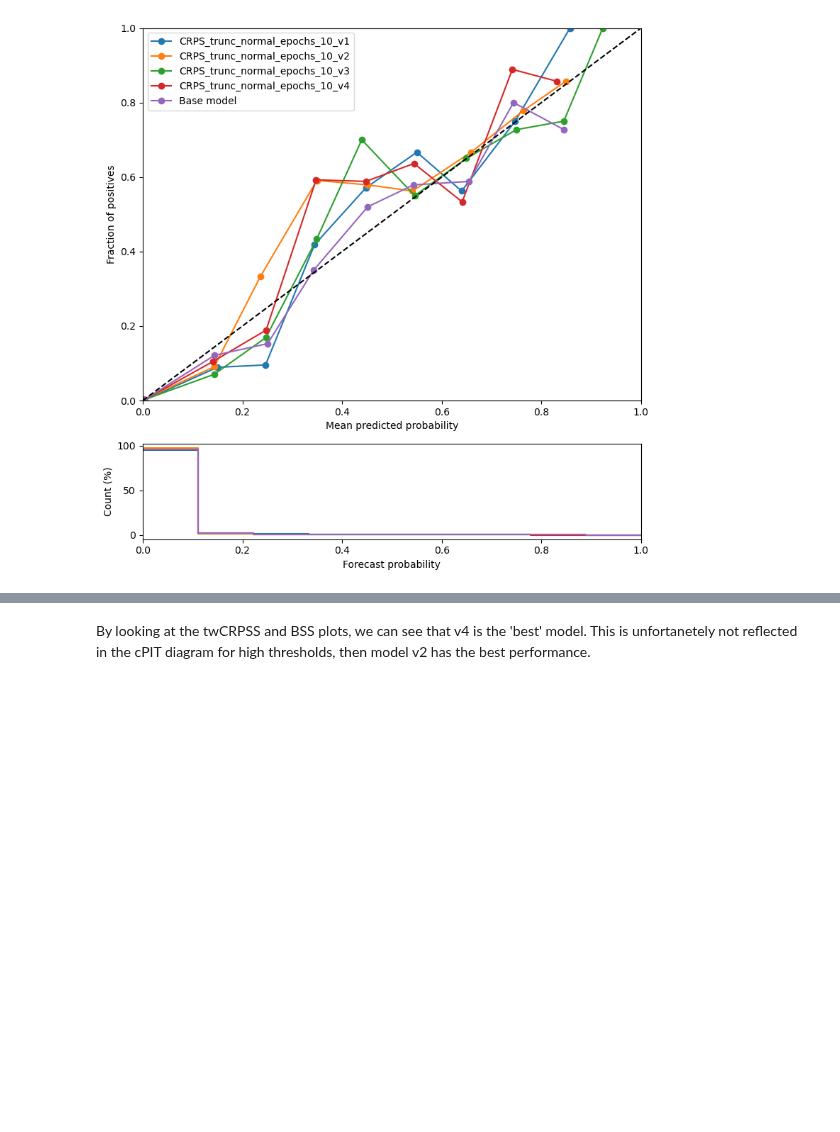
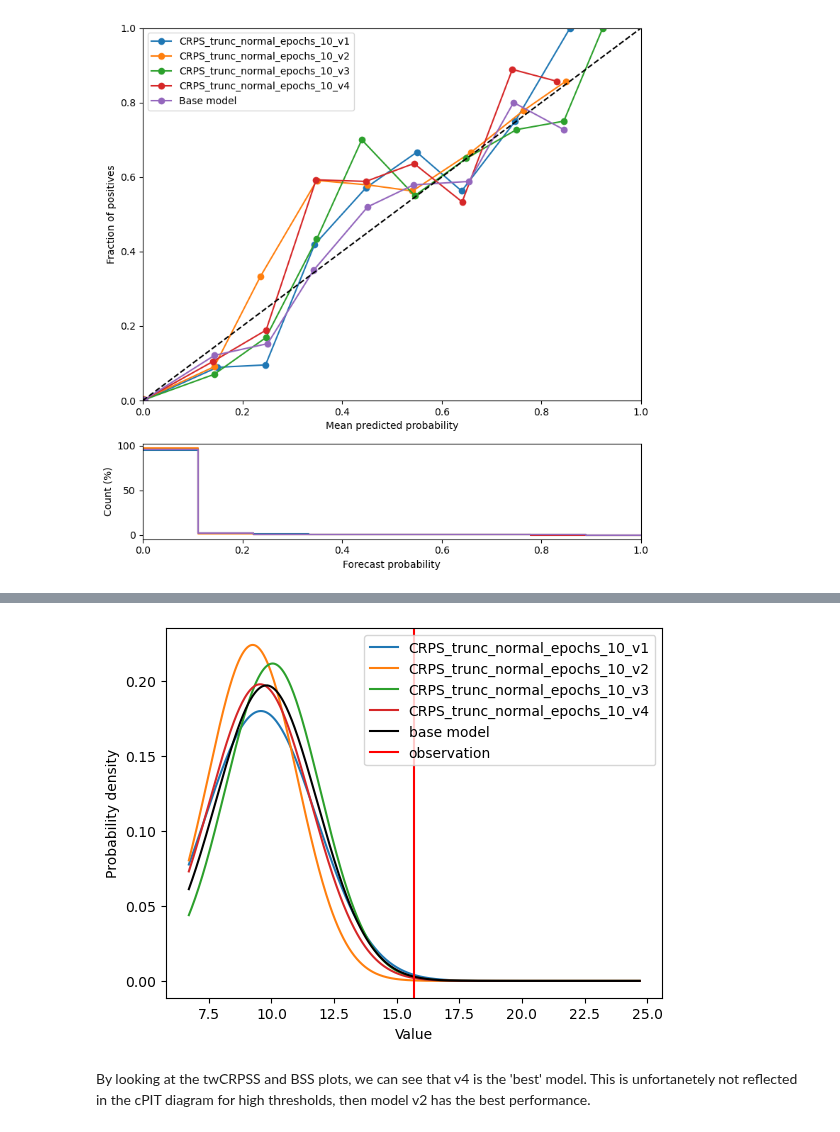
Before and after one commit to SimonHakvoort/thesiscode, a Jupyter notebook: src/nn_results/nn_results.ipynb, the cells around one changed output, grey strips where cells are left out. Saved outputs shown, nothing was run; the diff lists cells and outputs as text; code cells hidden in the pictures; blank space fills up the shorter version.

```diff
--- a/src/nn_results/nn_results.ipynb
+++ b/src/nn_results/nn_results.ipynb
@@ -239,3 +269,7 @@ make_reliability_and_sharpness_tf(nn_crps_e10_models, test_data, t=t, base_model
 244/244 ━━━━━━━━━━━━━━━━━━━━ 1s 4ms/step
 244/244 ━━━━━━━━━━━━━━━━━━━━ 1s 4ms/step
 [figure]
+# %%
+t = 15
+plot_forecast_pdf_tf(nn_crps_e10_models, test_data_original, observation_value=t, base_model=emos_base, plot_size = 9)
+# %% [output]
@@ -242,3 +281,4 @@ make_reliability_and_sharpness_tf(nn_crps_e10_models, test_data, t=t, base_model
+[figure, added]
 # %% [markdown]
 By looking at the twCRPSS and BSS plots, we can see that v4 is the 'best' model. This is unfortanetely not reflected in the cPIT diagram for high thresholds, then model v2 has the best performance.
 # %%
```
Also changed, not shown: parts of 25 cells of this notebook, 7 other files.
